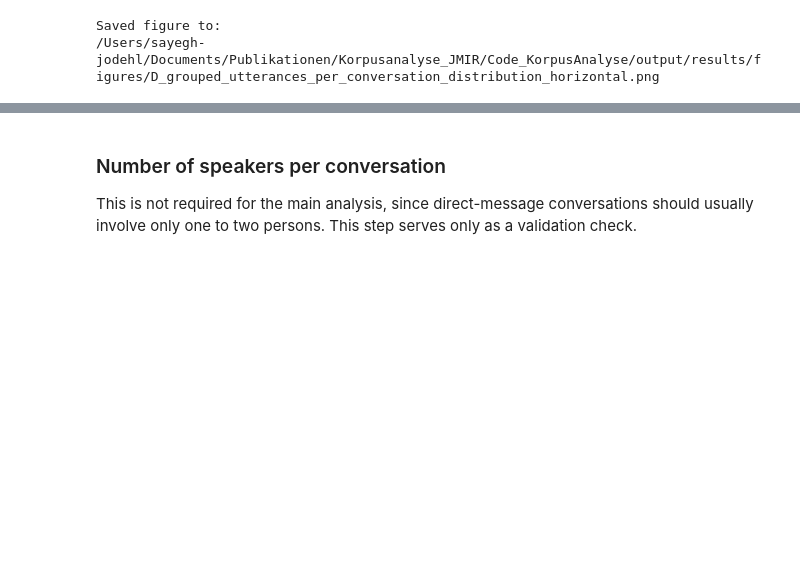
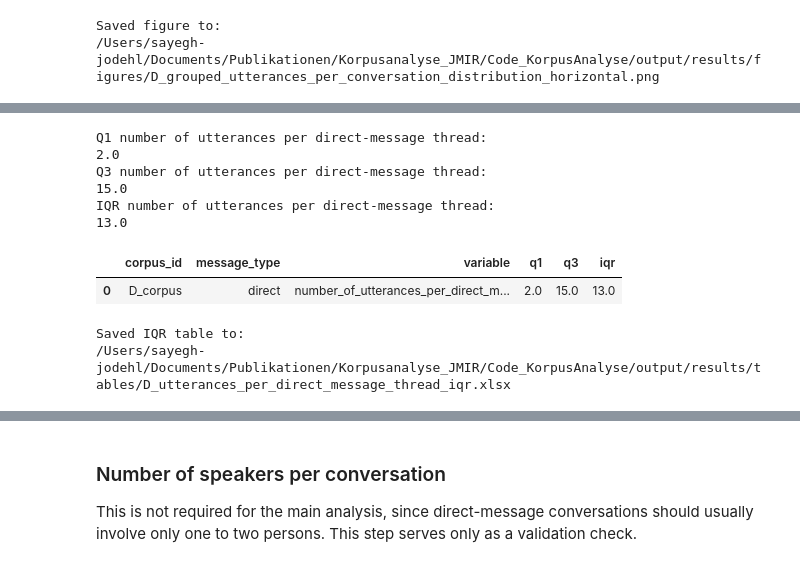
Before and after one commit to sajosa/DocTalk-Corpus-Analysis, a Jupyter notebook: 01_direct_messages_analysis/DocTalk_ChatCorpus_Analyse_Dir.ipynb, the cells around one changed output, grey strips where cells are left out. Drawn from its saved outputs; the diff is of its cells as text; code cells hidden in the pictures; blank space fills up the shorter version.

```diff
--- a/01_direct_messages_analysis/DocTalk_ChatCorpus_Analyse_Dir.ipynb
+++ b/01_direct_messages_analysis/DocTalk_ChatCorpus_Analyse_Dir.ipynb
@@ -1778,0 +1828,57 @@ The grouped distribution of utterances per conversation shows that direct-messag
+# %%
+# Calculate Q1, Q3 and IQR for utterances per direct-message thread
+D_q1_utterances_per_conversation = D_frequency_df["number_of_utterances"].quantile(0.25)
+D_q3_utterances_per_conversation = D_frequency_df["number_of_utterances"].quantile(0.75)
+
+D_iqr_utterances_per_conversation = (
+    D_q3_utterances_per_conversation
+    - D_q1_utterances_per_conversation
+)
+
+print("Q1 number of utterances per direct-message thread:")
+print(D_q1_utterances_per_conversation)
+
+print("Q3 number of utterances per direct-message thread:")
+print(D_q3_utterances_per_conversation)
+
+print("IQR number of utterances per direct-message thread:")
+print(D_iqr_utterances_per_conversation)
+# %% [output]
+Q1 number of utterances per direct-message thread:
+2.0
+Q3 number of utterances per direct-message thread:
+15.0
+IQR number of utterances per direct-message thread:
+13.0
+# %%
+# Create Q1, Q3 and IQR summary table
+D_utterance_iqr_df = pd.DataFrame([
+    {
+        "corpus_id": "D_corpus",
+        "message_type": "direct",
+        "variable": "number_of_utterances_per_direct_message_thread",
+        "q1": D_frequency_df["number_of_utterances"].quantile(0.25),
+        "q3": D_frequency_df["number_of_utterances"].quantile(0.75),
+        "iqr": (
+            D_frequency_df["number_of_utterances"].quantile(0.75)
+            - D_frequency_df["number_of_utterances"].quantile(0.25)
+        )
+    }
+])
+
+display(D_utterance_iqr_df)
+
+# Save table
+D_utterance_iqr_df.to_excel(
+    RESULT_TABLE_DIR / "D_utterances_per_direct_message_thread_iqr.xlsx",
+    index=False,
+    engine="openpyxl"
+)
+
+print("Saved IQR table to:")
+print(RESULT_TABLE_DIR / "D_utterances_per_direct_message_thread_iqr.xlsx")
+# %% [output]
+|  | corpus_id | message_type | variable | q1 | q3 | iqr |
+| 0 | D_corpus | direct | number_of_utterances_per_direct_m... | 2.0 | 15.0 | 13.0 |
+Saved IQR table to:
+/Users/sayegh-jodehl/Documents/Publikationen/Korpusanalyse_JMIR/Code_KorpusAnalyse/output/results/tables/D_utterances_per_direct_message_thread_iqr.xlsx
```
Also changed, not shown: parts of 20 cells of this notebook, 3 other files.
